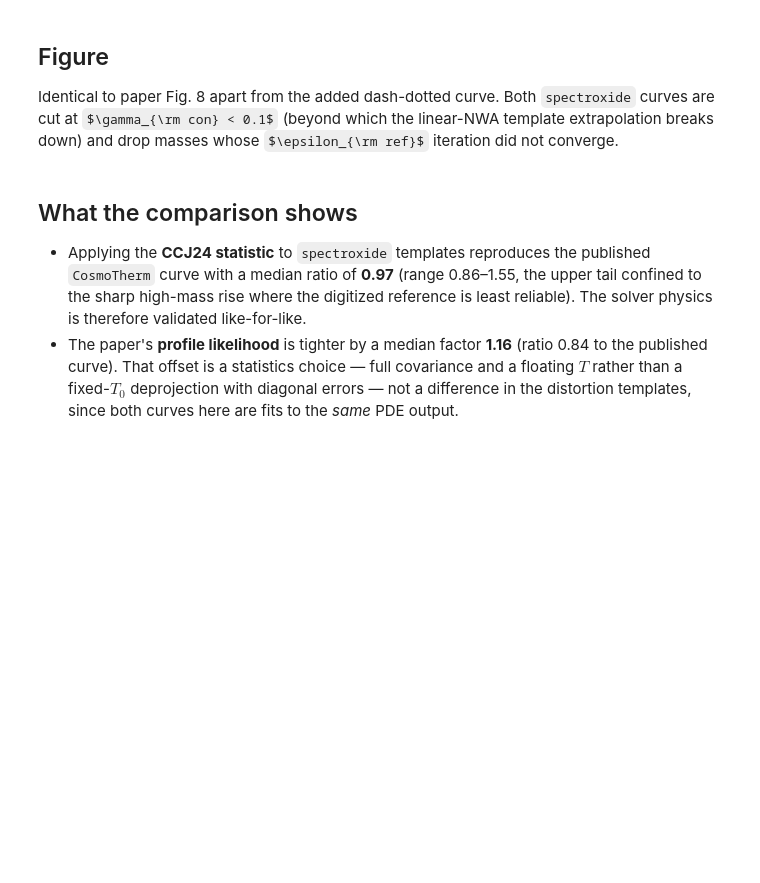
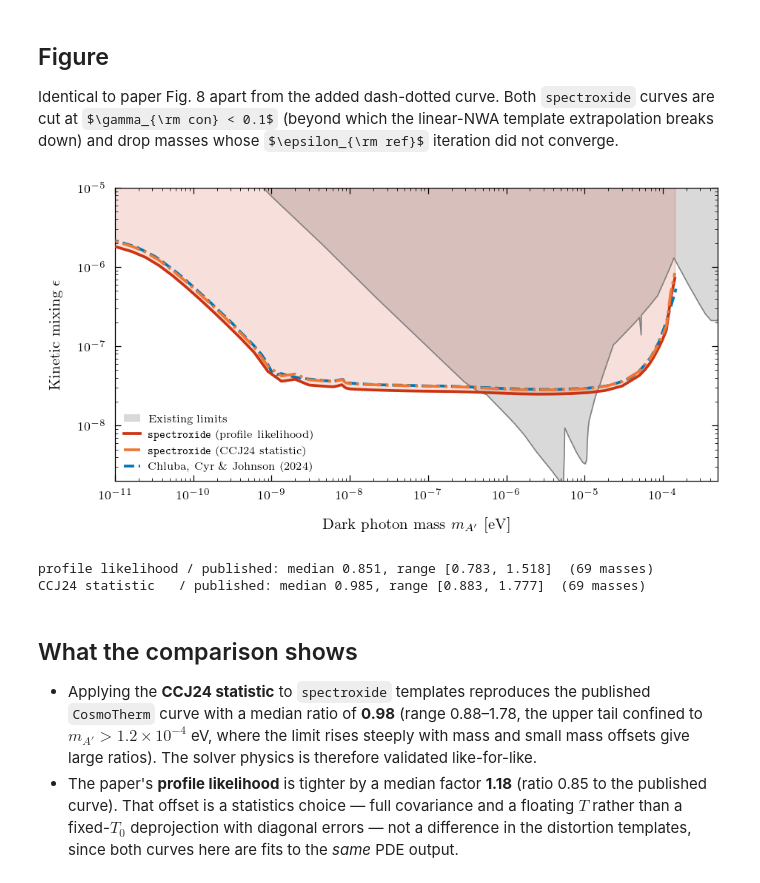
Before and after one commit to bakerem/spectroxide, a Jupyter notebook: notebooks/observational/dp_firas_ccj24_overlay.ipynb, the cells around one changed output. Cells and saved outputs as stored; diff of their text form; code cells hidden in the pictures; some formulas as TeX source; blank space fills up the shorter version.

```diff
--- a/notebooks/observational/dp_firas_ccj24_overlay.ipynb
+++ b/notebooks/observational/dp_firas_ccj24_overlay.ipynb
@@ -299,7 +308,11 @@ Identical to paper Fig. 8 apart from the added dash-dotted curve. Both
 linear-NWA template extrapolation breaks down) and drop masses whose
 $\epsilon_{\rm ref}$ iteration did not converge.
 # %%
-cosmotherm_lims = np.loadtxt(DATA_DIR / 'cosmotherm_dp_lims.csv', delimiter=',')
+# Published CCJ24 COBE/FIRAS limit: author-supplied machine-readable curve
+# from the AxionLimits repository. Drop the file's contour-closure row at m ~ 1e-3 eV.
+cosmotherm_lims = np.loadtxt(PROJECT_ROOT / 'dev' / 'AxionLimits' / 'limit_data'
+                             / 'DarkPhoton' / 'COBEFIRAS_Chluba.txt')
+cosmotherm_lims = cosmotherm_lims[cosmotherm_lims[:, 0] <= 1.5e-4]
 
 
 def valid(m, e, gc, cv):
@@ -350,43 +363,48 @@ ax.loglog(m_pl_v, e_pl_v, color=C['red'], lw=LW_THICK, zorder=5,
 ax.loglog(m_cj_v, e_cj_v, color=C['orange'], lw=LW_THICK, ls='-.', zorder=6,
           label=r'\texttt{spectroxide} (CCJ24 statistic)')
 ax.loglog(cosmotherm_lims[:, 0], cosmotherm_lims[:, 1],
           color=C['blue'], lw=LW_THICK, ls='--', zorder=4,
           label=r'Chluba, Cyr \& Johnson (2024)')
 ax.fill_between(m_pl_v, e_pl_v, ylim[1], alpha=0.15, color=C['red'], zorder=0)
 
 ax.set_xlabel(r"Dark photon mass $m_{A'}$ [eV]")
 ax.set_ylabel(r'Kinetic mixing $\epsilon$')
 ax.set_xlim(xlim)
 ax.set_ylim(ylim)
 ax.legend(loc='lower left', fontsize=LEGEND_SIZE, framealpha=0.9)
 
 fig.savefig(FIG_DIR / 'dp_firas_pde_constraints_ccj24.pdf',
             bbox_inches='tight', dpi=300)
 plt.show()
 
 
 def pub(m):
     return 10 ** np.interp(np.log10(m), np.log10(cosmotherm_lims[:, 0]),
                            np.log10(cosmotherm_lims[:, 1]))
 
 
 lo, hi = cosmotherm_lims[:, 0].min(), cosmotherm_lims[:, 0].max()
 for label, m, e in (('profile likelihood', m_pl_v, e_pl_v),
                     ('CCJ24 statistic  ', m_cj_v, e_cj_v)):
     k = (m >= lo) & (m <= hi)
     r = e[k] / pub(m[k])
     print(f'{label} / published: median {np.median(r):.3f}, '
           f'range [{r.min():.3f}, {r.max():.3f}]  ({k.sum()} masses)')
+# %% [output]
+[figure, added]
+profile likelihood / published: median 0.851, range [0.783, 1.518]  (69 masses)
+CCJ24 statistic   / published: median 0.985, range [0.883, 1.777]  (69 masses)
 # %% [markdown]
 ## What the comparison shows
 
 - Applying the **CCJ24 statistic** to `spectroxide` templates reproduces the
-  published `CosmoTherm` curve with a median ratio of **0.97**
-  (range 0.86–1.55, the upper tail confined to the sharp high-mass rise where
-  the digitized reference is least reliable). The solver physics is therefore
+  published `CosmoTherm` curve with a median ratio of **0.98**
+  (range 0.88–1.78, the upper tail confined to $m_{A'} > 1.2\times10^{-4}$ eV,
+  where the limit rises steeply with mass and small mass offsets give large
+  ratios). The solver physics is therefore
   validated like-for-like.
-- The paper's **profile likelihood** is tighter by a median factor **1.16**
-  (ratio 0.84 to the published curve). That offset is a statistics choice —
+- The paper's **profile likelihood** is tighter by a median factor **1.18**
+  (ratio 0.85 to the published curve). That offset is a statistics choice —
   full covariance and a floating $T$ rather than a fixed-$T_0$ deprojection with
   diagonal errors — not a difference in the distortion templates, since both
   curves here are fits to the *same* PDE output.
```
Also changed, not shown: parts of 4 cells of this notebook, 21 other files.
